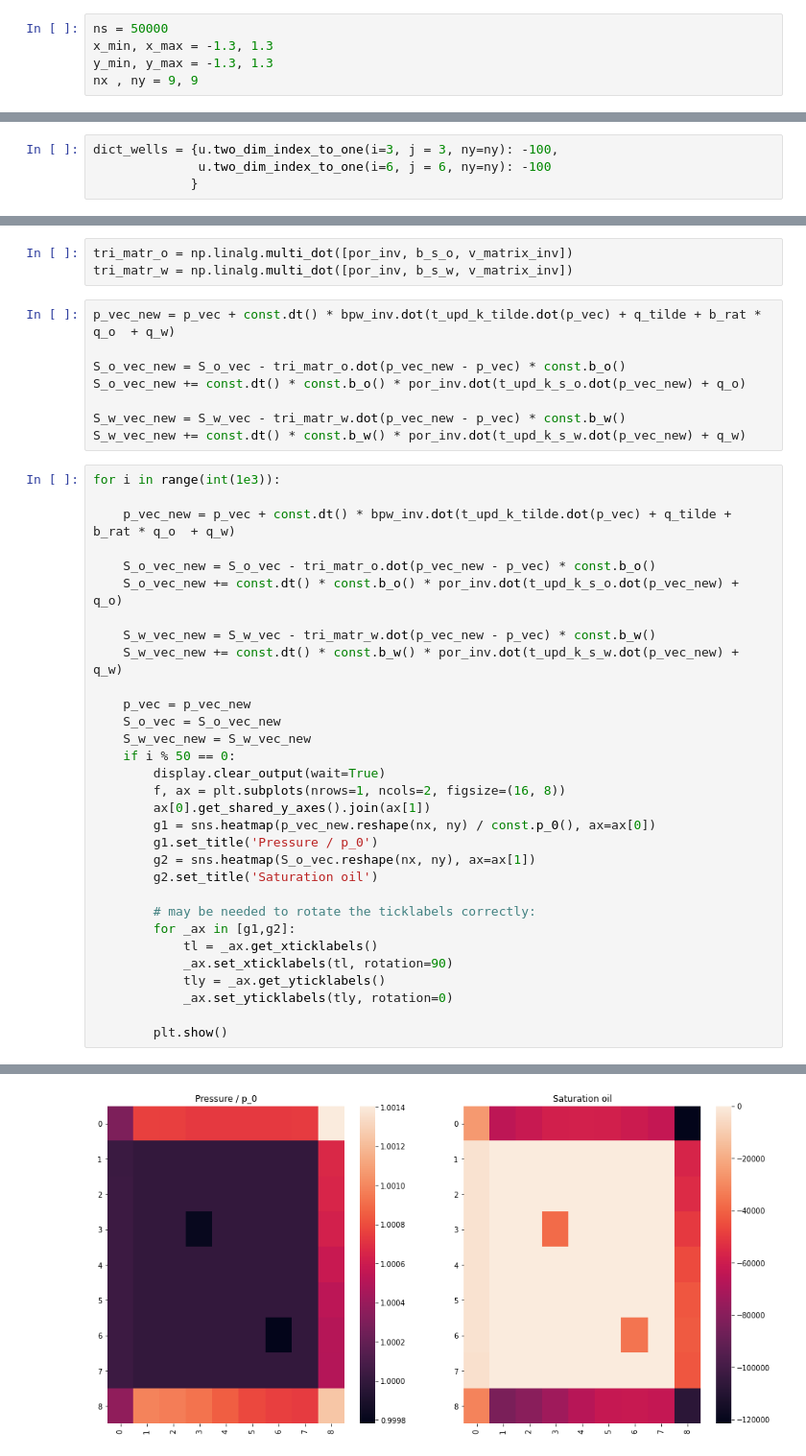
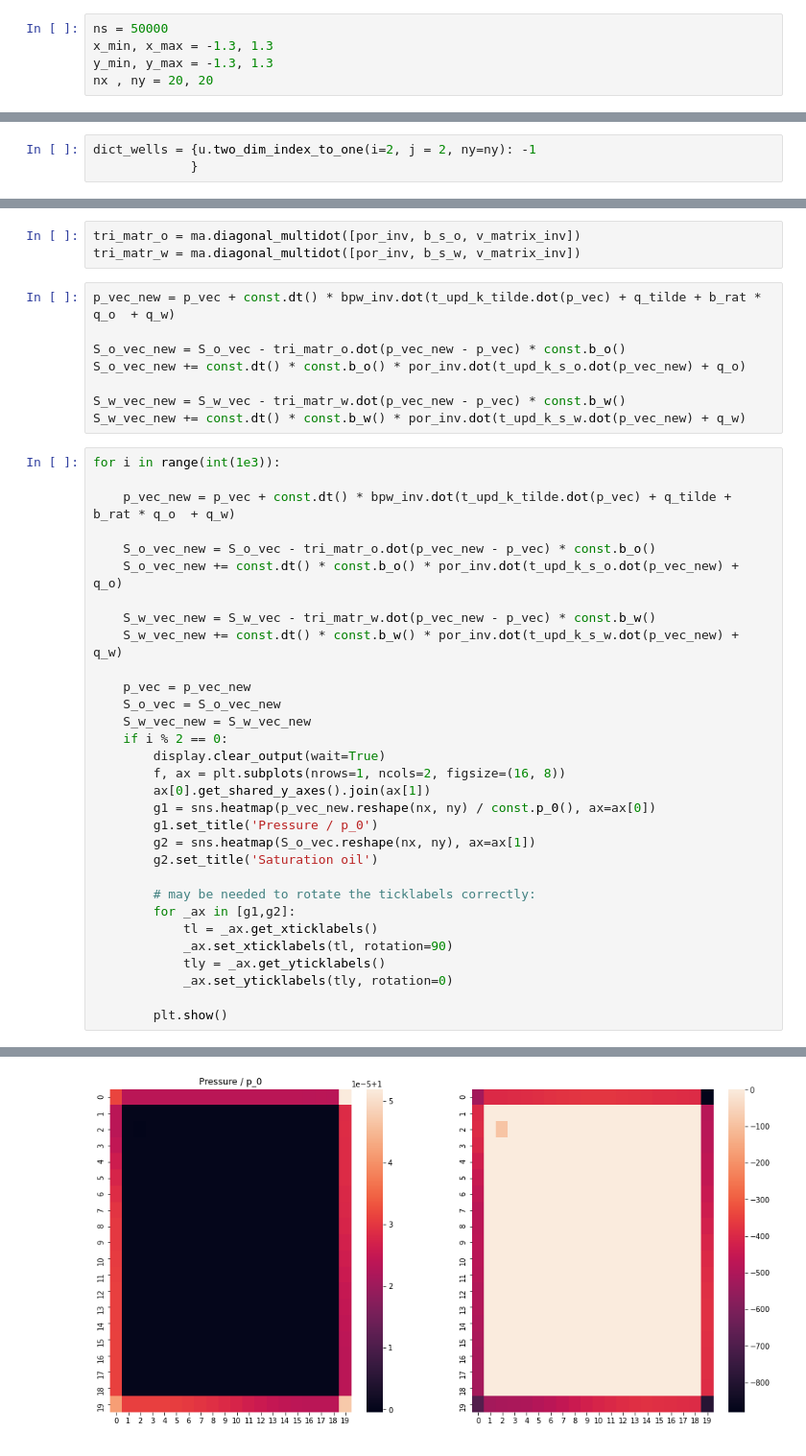
Before and after one commit to yamidovich/ReservoirModel, a Jupyter notebook: Model_on_work.ipynb, the cells around one changed output, grey strips where cells are left out. Shown: that part at 96% size. Cells and saved outputs as stored; diff of their text form.

```diff
--- a/Model_on_work.ipynb
+++ b/Model_on_work.ipynb
@@ -27,7 +27,7 @@ const = prop.Constants()
 ns = 50000
 x_min, x_max = -1.3, 1.3
 y_min, y_max = -1.3, 1.3
-nx , ny = 9, 9
+nx , ny = 20, 20
 # %%
 ds = rand_init.get_saturation_scattered(n_samples=ns, noise=0.4)
 plt.scatter(ds[0][:, 0],ds[0][:, 1], c=ds[1], edgecolors='k')
@@ -151,8 +139,7 @@ t_k_s_w = t_inter.TInterBlockMatrix(k_matrix=k_s_w,
                                       d_matrix=depth_m)
 t_upd_k_s_w = ma.get_t_upd_matrix(t_k_s_w)
 # %%
-dict_wells = {u.two_dim_index_to_one(i=3, j = 3, ny=ny): -100,
-              u.two_dim_index_to_one(i=6, j = 6, ny=ny): -100
+dict_wells = {u.two_dim_index_to_one(i=2, j = 2, ny=ny): -1
              }
 # %%
 b_rat = const.b_o() / const.b_w()
@@ -163,8 +150,8 @@ por_inv = ma.inverse_diag(por_mat_diag)
 v_matrix = np.diag(const.dx() * const.dy() * depth_matrix.reshape(-1))
 v_matrix_inv = ma.inverse_diag(v_matrix)
 # %%
-tri_matr_o = np.linalg.multi_dot([por_inv, b_s_o, v_matrix_inv])
-tri_matr_w = np.linalg.multi_dot([por_inv, b_s_w, v_matrix_inv])
+tri_matr_o = ma.diagonal_multidot([por_inv, b_s_o, v_matrix_inv])
+tri_matr_w = ma.diagonal_multidot([por_inv, b_s_w, v_matrix_inv])
 # %%
 p_vec_new = p_vec + const.dt() * bpw_inv.dot(t_upd_k_tilde.dot(p_vec) + q_tilde + b_rat * q_o  + q_w)
 
@@ -187,7 +174,7 @@ for i in range(int(1e3)):
     p_vec = p_vec_new
     S_o_vec = S_o_vec_new
     S_w_vec_new = S_w_vec_new
-    if i % 50 == 0:
+    if i % 2 == 0:
         display.clear_output(wait=True)
         f, ax = plt.subplots(nrows=1, ncols=2, figsize=(16, 8))
         ax[0].get_shared_y_axes().join(ax[1])
@@ -208 +196 @@ for i in range(int(1e3)):
-[figure, old version]
+[figure, new version]
```
Also changed, not shown: parts of 15 cells of this notebook.
